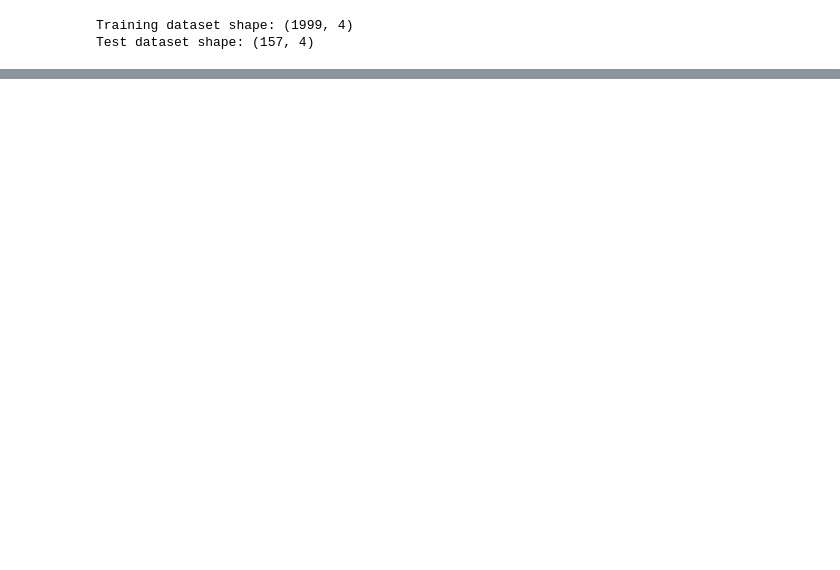
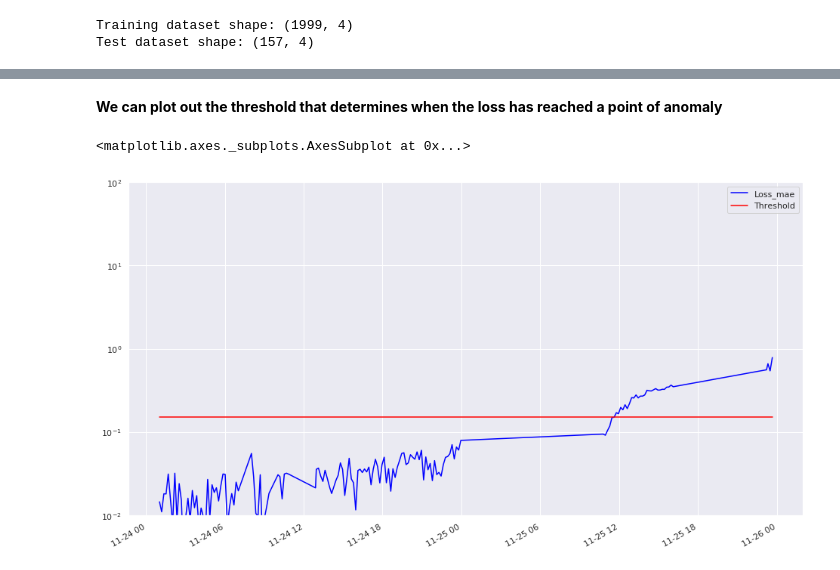
Before and after one commit to johnwu0604/time-series-anomaly-detection, a Jupyter notebook: Time_Series_Anomaly_Detection.ipynb, the cells around one changed output, grey strips where cells are left out. Drawn from its saved outputs; the diff is of its cells as text; code cells hidden in the pictures; blank space fills up the shorter version.

```diff
--- a/Time_Series_Anomaly_Detection.ipynb
+++ b/Time_Series_Anomaly_Detection.ipynb
@@ -396,0 +281,24 @@ Model saved
+# %%
+model = Model(workspace, name='nasa-bearing-anomaly-prediction')
+# %%
+from azureml.core.webservice import Webservice
+from azureml.exceptions import WebserviceException
+from azureml.core.webservice import AciWebservice, Webservice
+from azureml.core import Model
+
+aci_config = AciWebservice.deploy_configuration(cpu_cores=2,
+                                                memory_gb=4,
+                                                tags={'model': 'LSTM Autoencoder', 'method': 'tensorflow'},
+                                                description='Performs anomaly detection on NASA Bearing dataset')
+
+aci_service_name = 'nasa-bearing-anomaly-service'
+
+try:
+    aci_service = Webservice(workspace, name=aci_service_name)
+    if aci_service:
+        aci_service.delete()
+except WebserviceException as e:
+    print()
+
+aci_service = Model.deploy(workspace, aci_service_name, [model], inference_config, aci_config)
+aci_service.wait_for_deployment(True)
@@ -396,0 +315,2 @@ Model saved
+# %%
+service_url = aci_service.scoring_uri
@@ -396,0 +319,17 @@ Model saved
+# %%
+import pandas as pd
+import requests
+import json
+
+# Load data
+data_dir = 'processed_data'
+test_data = pd.read_csv(os.path.join(data_dir, 'test.csv'), index_col=0)
+test_data.index = pd.to_datetime(test_data.index, format='%Y-%m-%d %H:%M:%S')
+
+# Send data through endpoint
+input_data = json.dumps({'test_data': test_data.to_json()})
+headers = {'Content-Type':'application/json'}
+response = requests.post(service_url, input_data, headers=headers)
+
+# Get response in pandas dataframe
+result = pd.read_json(json.loads(json.loads(response.text))['result'])
@@ -396,0 +372,7 @@ Model saved
+# %% [markdown]
+**We can plot out the threshold that determines when the loss has reached a point of anomaly**
+# %%
+result.plot(logy=True, figsize=(16,9), ylim=[1e-2,1e2], color=['blue','red'])
+# %% [output]
+<matplotlib.axes._subplots.AxesSubplot at 0x...>
+[figure, added]
```
Also changed, not shown: parts of 81 cells of this notebook, 3 other files.
